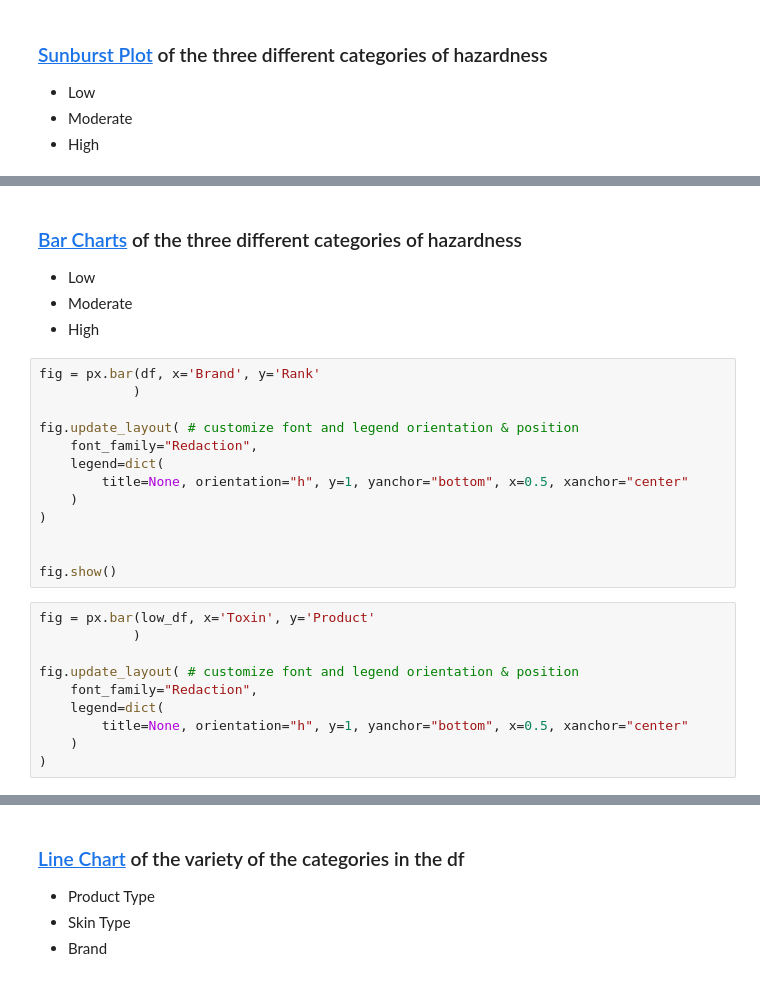
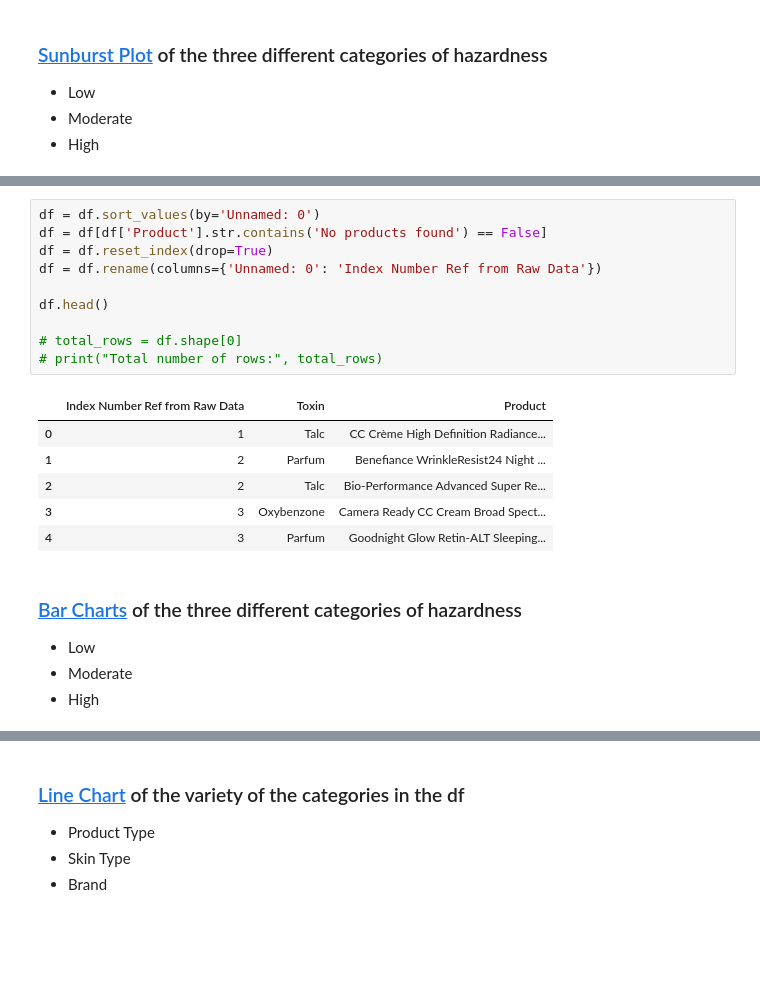
Before and after one commit to mahakanakala/toxins, a Jupyter notebook: notebooks/dynamic_visuals.ipynb, the cells around one changed output, grey strips where cells are left out. Saved outputs shown, nothing was run; the diff lists cells and outputs as text; blank space fills up the shorter version.

```diff
--- a/notebooks/dynamic_visuals.ipynb
+++ b/notebooks/dynamic_visuals.ipynb
@@ -176,28 +186,22 @@ fig.show()
+# %%
+df = df.sort_values(by='Unnamed: 0')
+df = df[df['Product'].str.contains('No products found') == False]
+df = df.reset_index(drop=True)
+df = df.rename(columns={'Unnamed: 0': 'Index Number Ref from Raw Data'})
+
+df.head()
+
+# total_rows = df.shape[0]
+# print("Total number of rows:", total_rows)
+# %% [output]
+|  | Index Number Ref from Raw Data | Toxin | Product |
+| 0 | 1 | Talc | CC Crème High Definition Radiance... |
+| 1 | 2 | Parfum | Benefiance WrinkleResist24 Night ... |
+| 2 | 2 | Talc | Bio-Performance Advanced Super Re... |
+| 3 | 3 | Oxybenzone | Camera Ready CC Cream Broad Spect... |
+| 4 | 3 | Parfum | Goodnight Glow Retin-ALT Sleeping... |
 # %% [markdown]
 ### [Bar Charts](https://plotly.com/python/bar-charts/) of the three different categories of hazardness
 - Low
 - Moderate
 - High
-# %%
-fig = px.bar(df, x='Brand', y='Rank'
-            )
-
-fig.update_layout( # customize font and legend orientation & position
-    font_family="Redaction",
-    legend=dict(
-        title=None, orientation="h", y=1, yanchor="bottom", x=0.5, xanchor="center"
-    )
-)
-
-
-fig.show()
-# %%
-fig = px.bar(low_df, x='Toxin', y='Product'
-            )
-
-fig.update_layout( # customize font and legend orientation & position
-    font_family="Redaction",
-    legend=dict(
-        title=None, orientation="h", y=1, yanchor="bottom", x=0.5, xanchor="center"
-    )
-)
```
Also changed, not shown: parts of 17 cells of this notebook, 12 other files.
